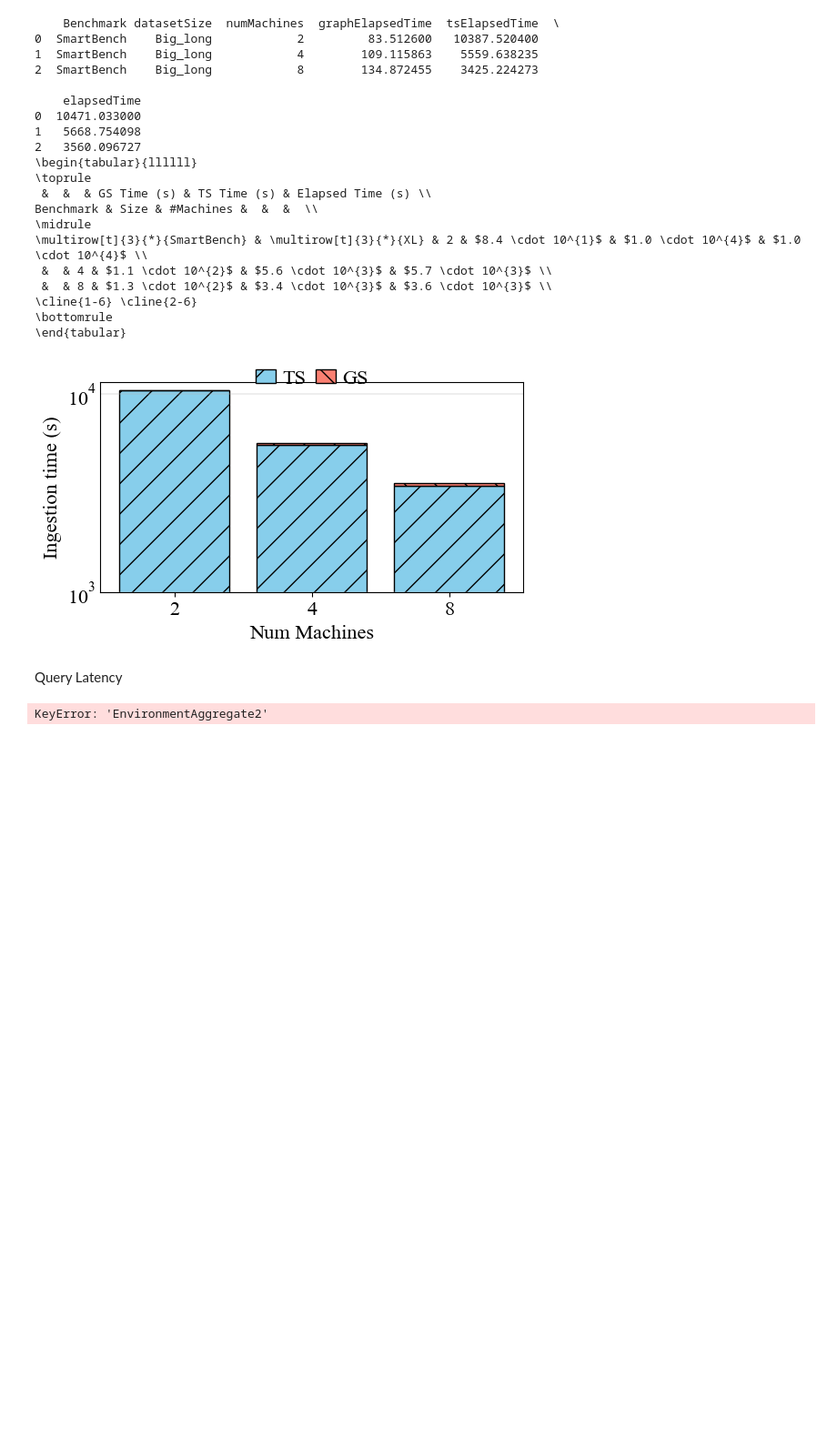
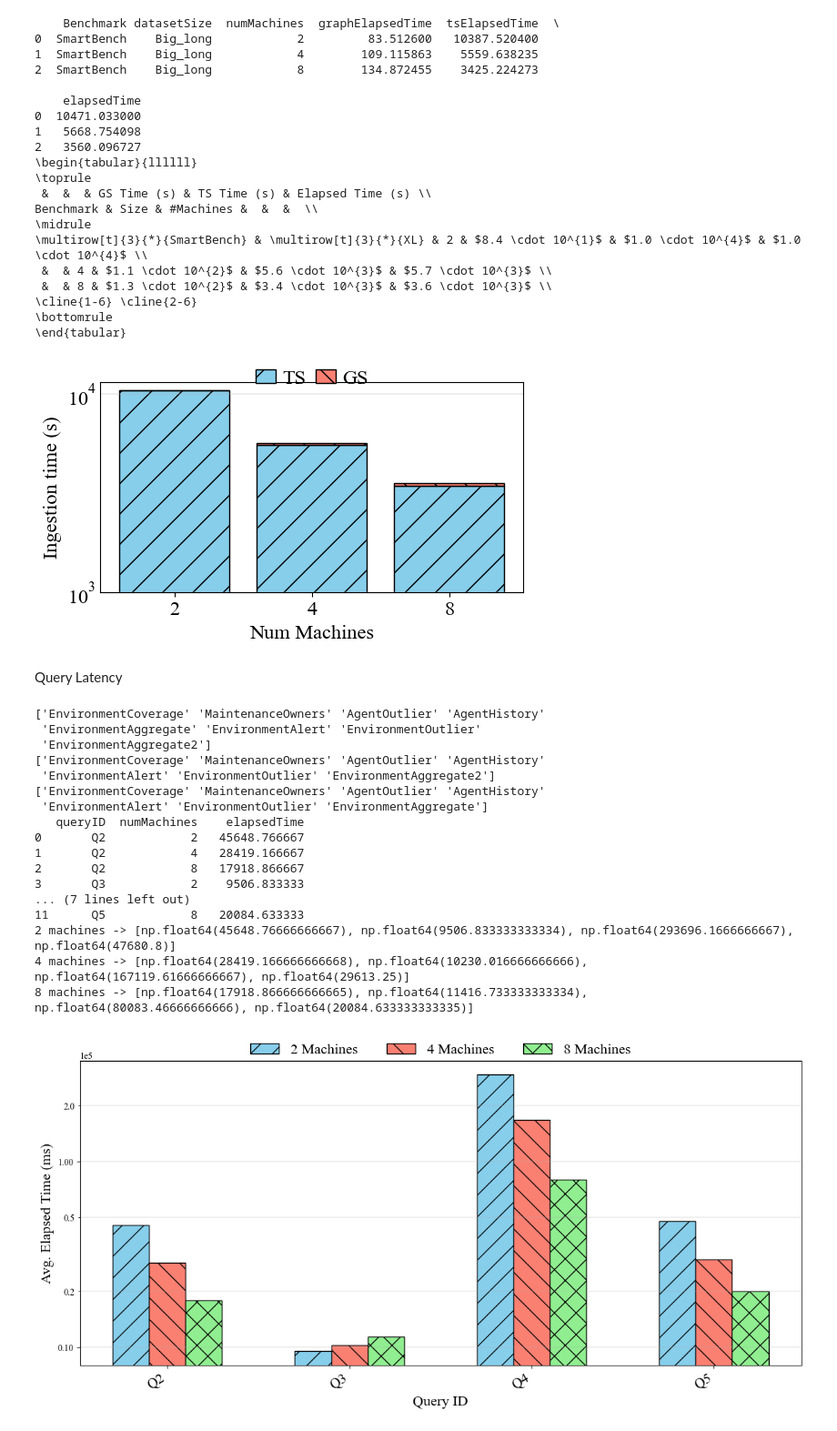
Before and after one commit to big-unibo/STGraph-evaluation, a Jupyter notebook: postprocessing/STGraph.ipynb, the cells around one changed output. Shown at 91% size. Cells and saved outputs as stored; diff of their text form; code cells hidden in the pictures; blank space fills up the shorter version.

Commit message:
fix: scale out figures

```diff
--- a/postprocessing/STGraph.ipynb
+++ b/postprocessing/STGraph.ipynb
@@ -720,11 +720,16 @@ Benchmark & Size & #Machines &  &  &  \\
 Query Latency
 # %%
 from matplotlib.ticker import LogLocator, ScalarFormatter, NullFormatter
-
 # Copy dataframe
 df = query_statistics.copy(deep=True)
+print(df["queryName"].unique())
+df = df.loc[df["queryName"] != "EnvironmentAggregate"]
+print(df["queryName"].unique())
+df.loc[df["queryName"] == "EnvironmentAggregate2", "queryName"] = "EnvironmentAggregate"
+print(df["queryName"].unique())
 df = df.loc[(query_statistics["queryName"] != "AgentHistory") & (query_statistics["queryName"] != "EnvironmentCoverage")]
 df["queryID"] = df["queryName"].apply(lambda row: query_names[row])
+
 # Filter as in Tableau dashboard
 df = df[(df["threads"] == 16) & (df["datasetSize"] == "Big_long") & (df["model"] == "STGraph")]
 
@@ -734,7 +739,7 @@ grouped = (
     .mean()
     .reset_index()
 )
-
+print(grouped)
 # Sort query names consistently
 query_names_sorted = sorted(grouped["queryID"].unique())
 
@@ -778,31 +783,48 @@ ax.set_yscale("log")
 
 # Major ticks = potenze di 10
 ax.yaxis.set_major_locator(LogLocator(base=10.0, numticks=10))
 
 ax.yaxis.set_minor_locator(LogLocator(base=10.0,
                                       subs=[1,2,5],
                                       numticks=50))
 
 sf = ScalarFormatter()
 sf.set_scientific(True)        # forza notazione scientifica
 sf.set_powerlimits((0,0))      # forza esponente per tutti i valori
 ax.yaxis.set_major_formatter(sf)
 ax.yaxis.set_minor_formatter(sf)
 
 # Grid
 ax.grid(True, which="both", axis="y", linewidth=0.3)
 
 # Legend
 ax.legend(
     loc="upper center",
     ncol=len(machines_sorted),
     frameon=False,
     fontsize=font,
     bbox_to_anchor=(0.5, 1.10)
 )
 
 plt.tight_layout()
 plt.savefig(os.path.join(figures_path, "scaleout_query_statistics.svg"), format='svg', bbox_inches='tight')
 plt.show()
 # %% [output]
-KeyError: 'EnvironmentAggregate2'
+['EnvironmentCoverage' 'MaintenanceOwners' 'AgentOutlier' 'AgentHistory'
+ 'EnvironmentAggregate' 'EnvironmentAlert' 'EnvironmentOutlier'
+ 'EnvironmentAggregate2']
+['EnvironmentCoverage' 'MaintenanceOwners' 'AgentOutlier' 'AgentHistory'
+ 'EnvironmentAlert' 'EnvironmentOutlier' 'EnvironmentAggregate2']
+['EnvironmentCoverage' 'MaintenanceOwners' 'AgentOutlier' 'AgentHistory'
+ 'EnvironmentAlert' 'EnvironmentOutlier' 'EnvironmentAggregate']
+   queryID  numMachines    elapsedTime
+0       Q2            2   45648.766667
+1       Q2            4   28419.166667
+2       Q2            8   17918.866667
+3       Q3            2    9506.833333
+... (7 lines left out)
+11      Q5            8   20084.633333
+2 machines -> [np.float64(45648.76666666667), np.float64(9506.833333333334), np.float64(293696.1666666667), np.float64(47680.8)]
+4 machines -> [np.float64(28419.166666666668), np.float64(10230.016666666666), np.float64(167119.61666666667), np.float64(29613.25)]
+8 machines -> [np.float64(17918.866666666665), np.float64(11416.733333333334), np.float64(80083.46666666666), np.float64(20084.633333333335)]
+[figure, added]
```
Also changed, not shown: parts of 1 cell of this notebook, 1 other file.
